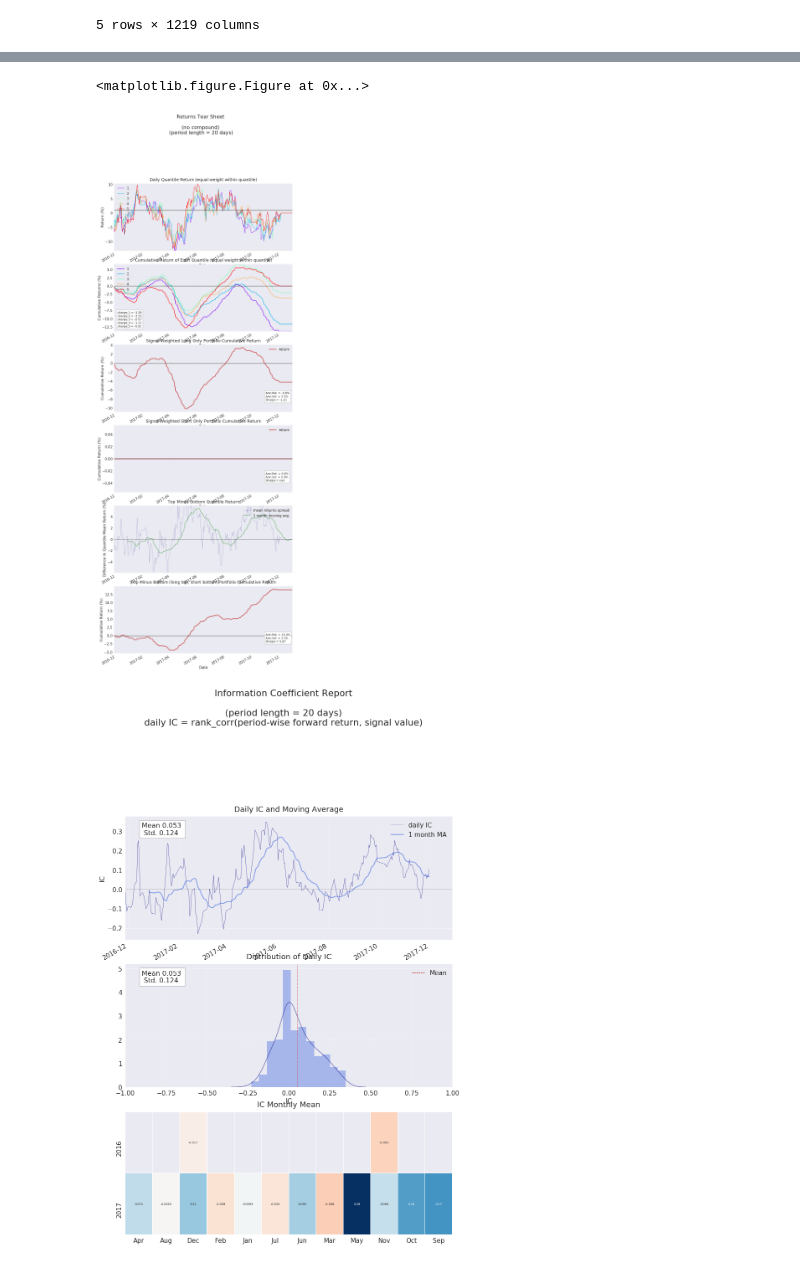
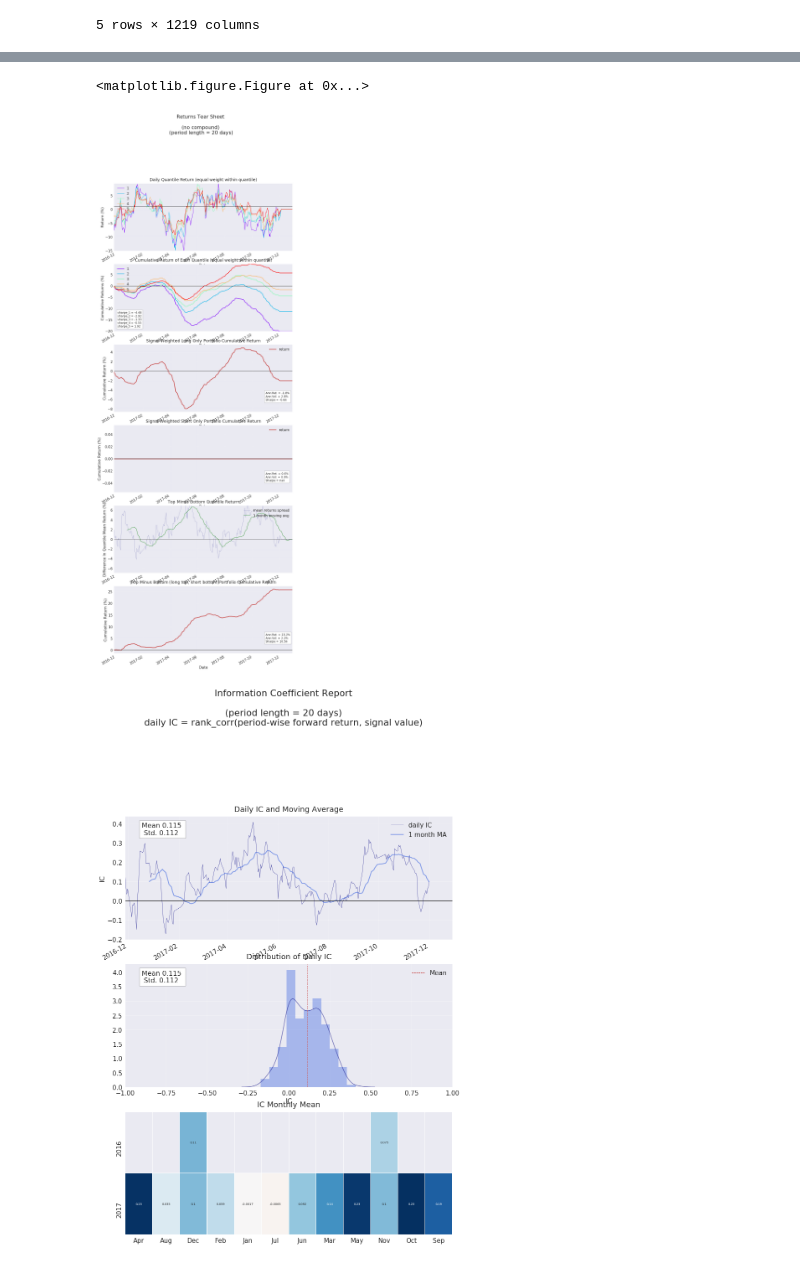
Before and after one commit to liziyong25/factor, a Jupyter notebook: multi_factor/multi_factor 样本内2017-2018.ipynb, the cells around one changed output, grey strips where cells are left out. Saved outputs shown, nothing was run; the diff lists cells and outputs as text; code cells hidden in the pictures.

```diff
--- a/multi_factor/multi_factor 样本内2017-2018.ipynb
+++ b/multi_factor/multi_factor 样本内2017-2018.ipynb
@@ -113,6 +119,7 @@ dv.add_field('ps',ds)
 dv.add_field('free_turnover_ratio',ds)
 dv.add_formula('alpha12','pb+pe+ps',is_quarterly = False , add_data = True)
 dv.add_formula('alpha13','-1*Ts_Sum(free_turnover_ratio,20)',is_quarterly = False , add_data = True)
+dv.add_formula('alpha14','Ts_Mean(Abs((close-Delay(close,1))/Delay(close,1))/volume,20)',is_quarterly = False , add_data = True)
 # %% [output]
 Query data - query...
 WARNING: some data is unavailable:
@@ -168,5 +175,3 @@ def limit_up_down():
 
 
 can_enter,can_exit = limit_up_down()
-# %%
-dv.add_field('tot_profit',ds)
@@ -193,10 +195,11 @@ def Pretreatment(alpha):
         factor_dict[name] = signal
     return factor_dict
 # %%
-
+#best part
 factor_1 = Pretreatment(["alpha6","alpha5","alpha9"])
-factor_2 = Pretreatment(["alpha4","alpha5","alpha6"])
+factor_2 = Pretreatment(["alpha12","alpha13","alpha6"])
 factor_3 = Pretreatment(["alpha12","alpha13","alpha8"])
+factor_4 = Pretreatment(["alpha14","alpha13","alpha3"])
 # %%
 mask.columns = price.columns
 # %%
@@ -234,6 +237,7 @@ def multi(factor_dict):
 comb_factor_1 = multi(factor_1)
 comb_factor_2 = multi(factor_2)
 comb_factor_3 = multi(factor_3)
+comb_factor_4 = multi(factor_4)
 # %% [output]
 equal_weight
 symbol      000001.SZ  000002.SZ  000006.SZ  000008.SZ  000009.SZ  000012.SZ  \
@@ -326,10 +332,10 @@ def result(comb_factors,name,method):
     plt.show()
     print(analysis(obj.signal_data,is_event=False,period=20))
 # %%
-
 result(comb_factor_1,'factor_1',"ic_weight")
 result(comb_factor_2,'factor_2',"ic_weight")
 result(comb_factor_3,'factor_3',"ic_weight")
+result(comb_factor_4,'factor_4',"ic_weight")
 # %% [output]
 Nan Data Count (should be zero) : 0;  Percentage of effective data: 12%
 
@@ -370,5 +376,5 @@ Ann. IR      0.426
 Figure saved: C:\Users\Administrator\Desktop\样本内2017-2018\factor_2\information_report.pdf
 <matplotlib.figure.Figure at 0x...>
-[figure, old version]
+[figure, new version]
-[figure, old version]
+[figure, new version]
 {'ic':                 return_ic  upside_ret_ic  downside_ret_ic
```
Also changed, not shown: parts of 8 cells of this notebook, 19 other files.
